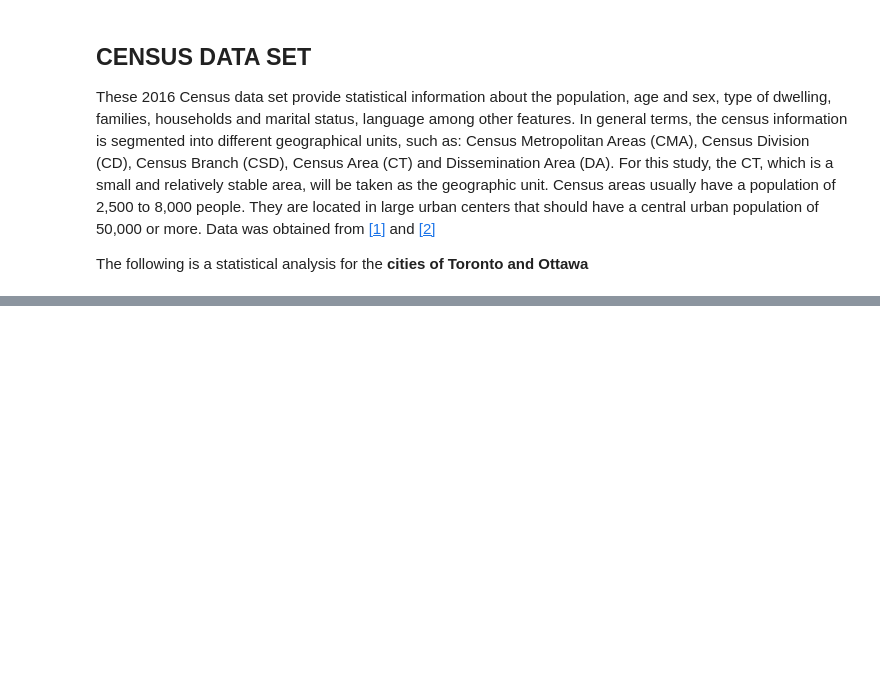
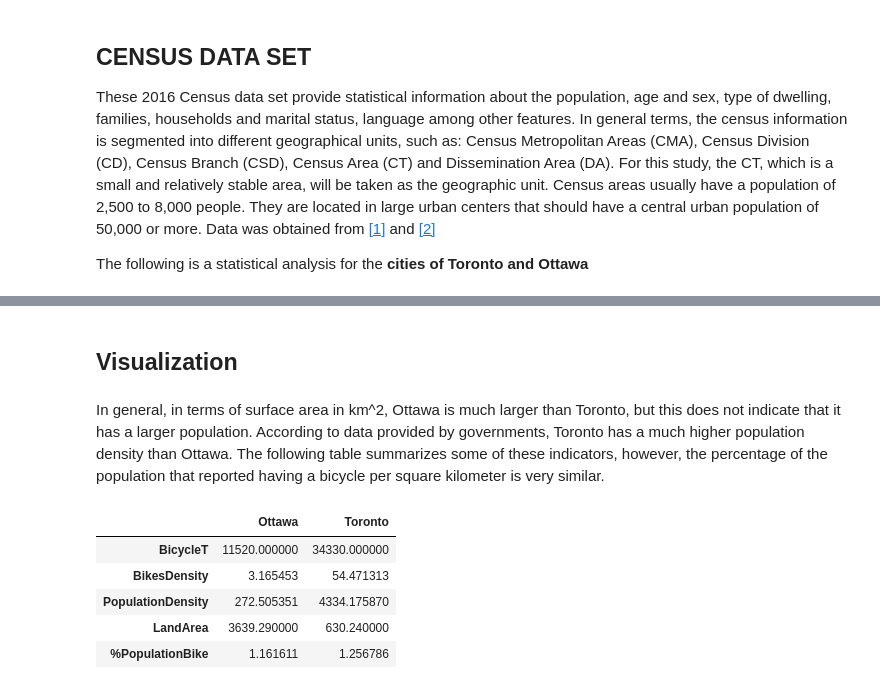
Before and after one commit to TEAM-IMT/bikes-theft-model, a Jupyter notebook: Codigos/Statistics_Census.ipynb, the cells around one changed output, grey strips where cells are left out. Saved outputs shown, nothing was run; the diff lists cells and outputs as text; code cells hidden in the pictures; blank space fills up the shorter version.

```diff
--- a/Codigos/Statistics_Census.ipynb
+++ b/Codigos/Statistics_Census.ipynb
@@ -560,0 +720,16 @@ JointOttawa.to_csv('Data/JointOttawa.csv')
+# %% [markdown]
+## Visualization
+# %% [markdown]
+In general, in terms of surface area in km^2, Ottawa is much larger than Toronto, but this does not indicate that it has a larger population. According to data provided by governments, Toronto has a much higher population density than Ottawa. The following table summarizes some of these indicators, however, the percentage of the population that reported having a bicycle per square kilometer is very similar.
+# %%
+Indexes_Ottawa=Density_Ottawa[['BicycleT','BikesDensity', 'PopulationDensity', 'LandArea', '%PopulationBike']].copy().drop_duplicates().T.rename(columns={0:'Ottawa'})
+Indexes_Toronto=Density_Toronto[['BicycleT','BikesDensity', 'PopulationDensity', 'LandArea', '%PopulationBike']].copy().drop_duplicates().T.rename(columns={0:'Toronto'})
+
+pd.concat([Indexes_Ottawa,Indexes_Toronto],axis=1)
+# %% [output]
+|  | Ottawa | Toronto |
+| BicycleT | 11520.000000 | 34330.000000 |
+| BikesDensity | 3.165453 | 54.471313 |
+| PopulationDensity | 272.505351 | 4334.175870 |
+| LandArea | 3639.290000 | 630.240000 |
+| %PopulationBike | 1.161611 | 1.256786 |
```
Also changed, not shown: parts of 31 cells of this notebook, 2 other files.
